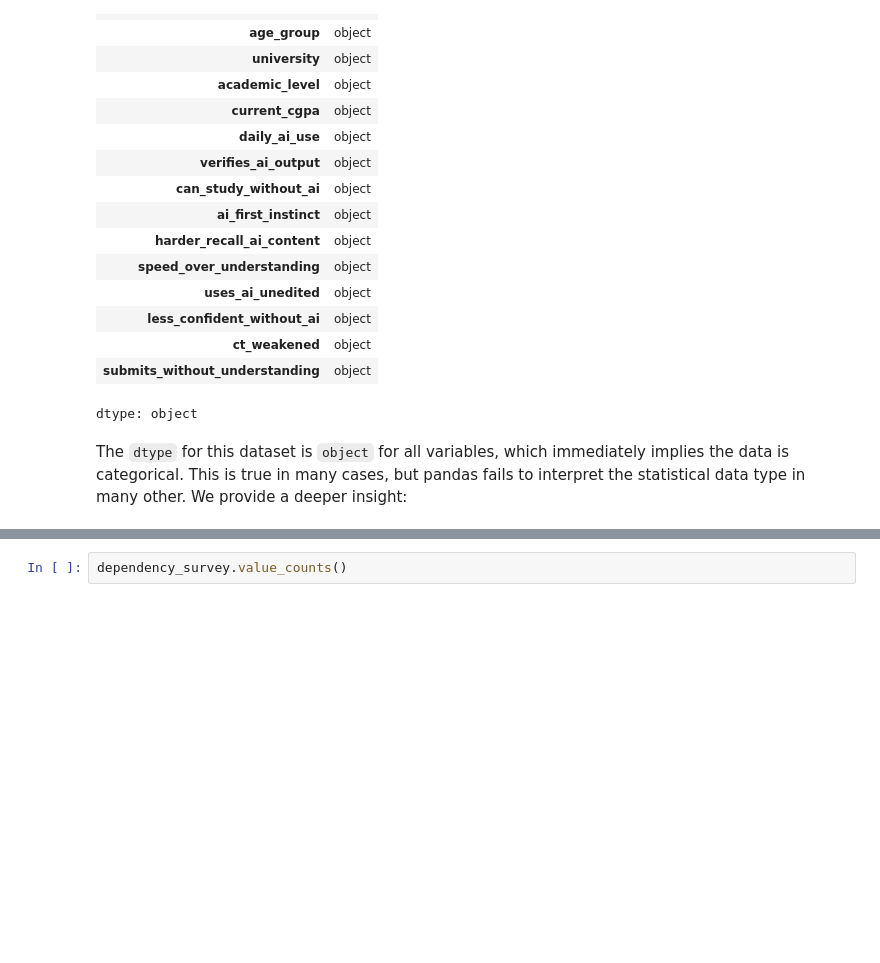
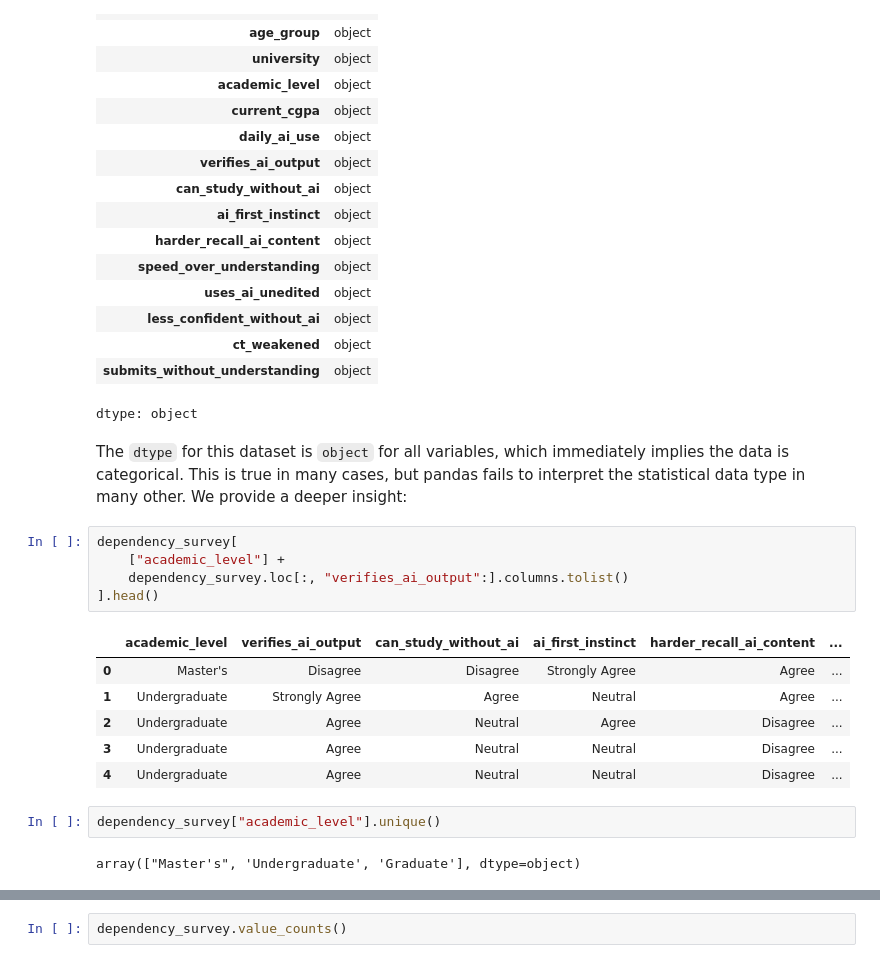
Before and after one commit to Henry6833/Henry6833.github.io, a Jupyter notebook: Milestone1.ipynb, the cells around one changed output, grey strips where cells are left out. Cells and saved outputs as stored; diff of their text form; blank space fills up the shorter version.

```diff
--- a/Milestone1.ipynb
+++ b/Milestone1.ipynb
@@ -163,4 +162,20 @@ dependency_survey.dtypes
 dtype: object
 # %% [markdown]
 The `dtype` for this dataset is `object` for all variables, which immediately implies the data is categorical. This is true in many cases, but pandas fails to interpret the statistical data type in many other. We provide a deeper insight:
+# %%
+dependency_survey[
+    ["academic_level"] +
+    dependency_survey.loc[:, "verifies_ai_output":].columns.tolist()
+].head()
+# %% [output]
+|  | academic_level | verifies_ai_output | can_study_without_ai | ai_first_instinct | harder_recall_ai_content | ... |
+| 0 | Master's | Disagree | Disagree | Strongly Agree | Agree | ... |
+| 1 | Undergraduate | Strongly Agree | Agree | Neutral | Agree | ... |
+| 2 | Undergraduate | Agree | Neutral | Agree | Disagree | ... |
+| 3 | Undergraduate | Agree | Neutral | Neutral | Disagree | ... |
+| 4 | Undergraduate | Agree | Neutral | Neutral | Disagree | ... |
+# %%
+dependency_survey["academic_level"].unique()
+# %% [output]
+array(["Master's", 'Undergraduate', 'Graduate'], dtype=object)
 # %%
```
Also changed, not shown: parts of 16 cells of this notebook.
